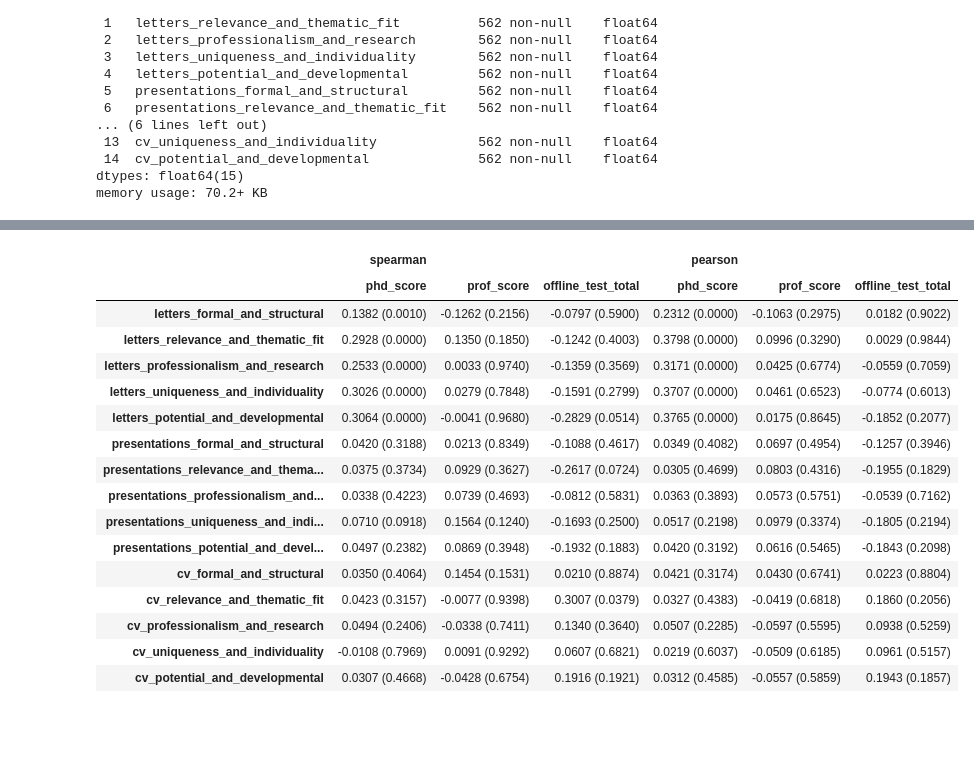
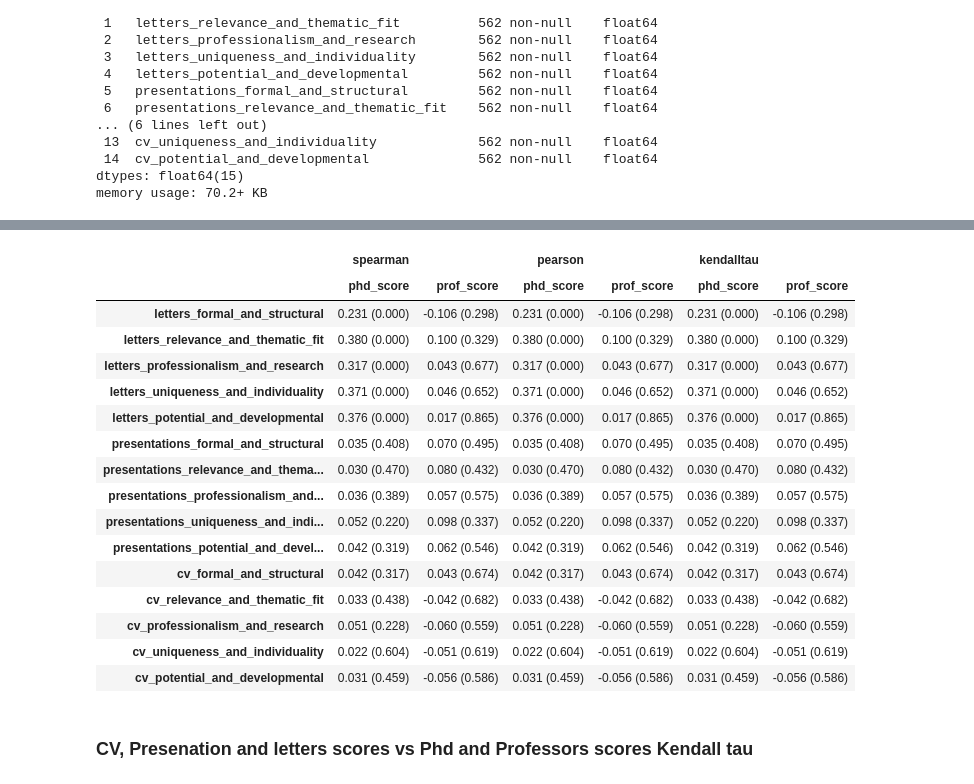
Before and after one commit to On-Point-RND/Students-Assesment, a Jupyter notebook: correlations.ipynb, the cells around one changed output, grey strips where cells are left out. Cells and saved outputs as stored; diff of their text form; code cells hidden in the pictures; blank space fills up the shorter version.

Commit message:
Tables update

```diff
--- a/correlations.ipynb
+++ b/correlations.ipynb
@@ -91,38 +150,37 @@ SELECTED_COLS = ["phd_score", "prof_score", "offline_test_total"]
+# %%
+overview_table = pd.merge(
+    human_scores, gemma_scores, left_index=True, right_index=True, how="inner"
+)
 # %%
 pearson = pd.DataFrame(index=gemma_scores.columns, columns=SELECTED_COLS)
-temp = pd.merge(human_scores, gemma_scores, left_index=True, right_index=True, how="inner")
-for gemma_col in pearson.index:
-    for human_col in pearson.columns:
-        # Calculate Pearson correlation coefficient and p-value
-        selection = temp[[gemma_col, human_col]].dropna(axis=0)
-        coef, pvalue = stats.pearsonr(selection[gemma_col], selection[human_col])
-        pearson.loc[gemma_col, human_col] = f"{coef:.4f} ({pvalue:.4f})"
+pearson = compute_correlations(pearson, overview_table, "pearson")
 # %%
 spearman = pd.DataFrame(index=gemma_scores.columns, columns=SELECTED_COLS)
-temp = pd.merge(gemma_scores, human_scores, left_index=True, right_index=True, how="inner")
-for gemma_col in spearman.index:
-    for human_col in spearman.columns:
-        # Calculate Spearman correlation coefficient and p-value
-        selection = temp[[gemma_col, human_col]].dropna(axis=0)
-        coef, pvalue = stats.spearmanr(selection[gemma_col], selection[human_col])
-        spearman.loc[gemma_col, human_col] = f"{coef:.4f} ({pvalue:.4f})"
+spearman = compute_correlations(spearman, overview_table, "spearman")
+# %%
+kendall = pd.DataFrame(index=gemma_scores.columns, columns=SELECTED_COLS)
+kendall = compute_correlations(kendall, overview_table, "kendall")
 # %%
-pd.concat([spearman, pearson], axis=1, keys=["spearman", "pearson"])
+pd.concat(
+    [spearman, pearson, kendall], axis=1, keys=["spearman", "pearson", "kendalltau"]
+)
 # %% [output]
-|  | spearman |  |  | pearson |  |  |
-|  | phd_score | prof_score | offline_test_total | phd_score | prof_score | offline_test_total |
-| letters_formal_and_structural | 0.1382 (0.0010) | -0.1262 (0.2156) | -0.0797 (0.5900) | 0.2312 (0.0000) | -0.1063 (0.2975) | 0.0182 (0.9022) |
-| letters_relevance_and_thematic_fit | 0.2928 (0.0000) | 0.1350 (0.1850) | -0.1242 (0.4003) | 0.3798 (0.0000) | 0.0996 (0.3290) | 0.0029 (0.9844) |
-| letters_professionalism_and_research | 0.2533 (0.0000) | 0.0033 (0.9740) | -0.1359 (0.3569) | 0.3171 (0.0000) | 0.0425 (0.6774) | -0.0559 (0.7059) |
-| letters_uniqueness_and_individuality | 0.3026 (0.0000) | 0.0279 (0.7848) | -0.1591 (0.2799) | 0.3707 (0.0000) | 0.0461 (0.6523) | -0.0774 (0.6013) |
-| letters_potential_and_developmental | 0.3064 (0.0000) | -0.0041 (0.9680) | -0.2829 (0.0514) | 0.3765 (0.0000) | 0.0175 (0.8645) | -0.1852 (0.2077) |
-| presentations_formal_and_structural | 0.0420 (0.3188) | 0.0213 (0.8349) | -0.1088 (0.4617) | 0.0349 (0.4082) | 0.0697 (0.4954) | -0.1257 (0.3946) |
-| presentations_relevance_and_thema... | 0.0375 (0.3734) | 0.0929 (0.3627) | -0.2617 (0.0724) | 0.0305 (0.4699) | 0.0803 (0.4316) | -0.1955 (0.1829) |
-| presentations_professionalism_and... | 0.0338 (0.4223) | 0.0739 (0.4693) | -0.0812 (0.5831) | 0.0363 (0.3893) | 0.0573 (0.5751) | -0.0539 (0.7162) |
-| presentations_uniqueness_and_indi... | 0.0710 (0.0918) | 0.1564 (0.1240) | -0.1693 (0.2500) | 0.0517 (0.2198) | 0.0979 (0.3374) | -0.1805 (0.2194) |
-| presentations_potential_and_devel... | 0.0497 (0.2382) | 0.0869 (0.3948) | -0.1932 (0.1883) | 0.0420 (0.3192) | 0.0616 (0.5465) | -0.1843 (0.2098) |
-| cv_formal_and_structural | 0.0350 (0.4064) | 0.1454 (0.1531) | 0.0210 (0.8874) | 0.0421 (0.3174) | 0.0430 (0.6741) | 0.0223 (0.8804) |
-| cv_relevance_and_thematic_fit | 0.0423 (0.3157) | -0.0077 (0.9398) | 0.3007 (0.0379) | 0.0327 (0.4383) | -0.0419 (0.6818) | 0.1860 (0.2056) |
-| cv_professionalism_and_research | 0.0494 (0.2406) | -0.0338 (0.7411) | 0.1340 (0.3640) | 0.0507 (0.2285) | -0.0597 (0.5595) | 0.0938 (0.5259) |
-| cv_uniqueness_and_individuality | -0.0108 (0.7969) | 0.0091 (0.9292) | 0.0607 (0.6821) | 0.0219 (0.6037) | -0.0509 (0.6185) | 0.0961 (0.5157) |
-| cv_potential_and_developmental | 0.0307 (0.4668) | -0.0428 (0.6754) | 0.1916 (0.1921) | 0.0312 (0.4585) | -0.0557 (0.5859) | 0.1943 (0.1857) |
+|  | spearman |  | pearson |  | kendalltau |  |
+|  | phd_score | prof_score | phd_score | prof_score | phd_score | prof_score |
+| letters_formal_and_structural | 0.231 (0.000) | -0.106 (0.298) | 0.231 (0.000) | -0.106 (0.298) | 0.231 (0.000) | -0.106 (0.298) |
+| letters_relevance_and_thematic_fit | 0.380 (0.000) | 0.100 (0.329) | 0.380 (0.000) | 0.100 (0.329) | 0.380 (0.000) | 0.100 (0.329) |
+| letters_professionalism_and_research | 0.317 (0.000) | 0.043 (0.677) | 0.317 (0.000) | 0.043 (0.677) | 0.317 (0.000) | 0.043 (0.677) |
+| letters_uniqueness_and_individuality | 0.371 (0.000) | 0.046 (0.652) | 0.371 (0.000) | 0.046 (0.652) | 0.371 (0.000) | 0.046 (0.652) |
+| letters_potential_and_developmental | 0.376 (0.000) | 0.017 (0.865) | 0.376 (0.000) | 0.017 (0.865) | 0.376 (0.000) | 0.017 (0.865) |
+| presentations_formal_and_structural | 0.035 (0.408) | 0.070 (0.495) | 0.035 (0.408) | 0.070 (0.495) | 0.035 (0.408) | 0.070 (0.495) |
+| presentations_relevance_and_thema... | 0.030 (0.470) | 0.080 (0.432) | 0.030 (0.470) | 0.080 (0.432) | 0.030 (0.470) | 0.080 (0.432) |
+| presentations_professionalism_and... | 0.036 (0.389) | 0.057 (0.575) | 0.036 (0.389) | 0.057 (0.575) | 0.036 (0.389) | 0.057 (0.575) |
+| presentations_uniqueness_and_indi... | 0.052 (0.220) | 0.098 (0.337) | 0.052 (0.220) | 0.098 (0.337) | 0.052 (0.220) | 0.098 (0.337) |
+| presentations_potential_and_devel... | 0.042 (0.319) | 0.062 (0.546) | 0.042 (0.319) | 0.062 (0.546) | 0.042 (0.319) | 0.062 (0.546) |
+| cv_formal_and_structural | 0.042 (0.317) | 0.043 (0.674) | 0.042 (0.317) | 0.043 (0.674) | 0.042 (0.317) | 0.043 (0.674) |
+| cv_relevance_and_thematic_fit | 0.033 (0.438) | -0.042 (0.682) | 0.033 (0.438) | -0.042 (0.682) | 0.033 (0.438) | -0.042 (0.682) |
+| cv_professionalism_and_research | 0.051 (0.228) | -0.060 (0.559) | 0.051 (0.228) | -0.060 (0.559) | 0.051 (0.228) | -0.060 (0.559) |
+| cv_uniqueness_and_individuality | 0.022 (0.604) | -0.051 (0.619) | 0.022 (0.604) | -0.051 (0.619) | 0.022 (0.604) | -0.051 (0.619) |
+| cv_potential_and_developmental | 0.031 (0.459) | -0.056 (0.586) | 0.031 (0.459) | -0.056 (0.586) | 0.031 (0.459) | -0.056 (0.586) |
+# %% [markdown]
+### CV, Presenation and letters scores vs Phd and Professors scores Kendall tau
```
Also changed, not shown: parts of 12 cells of this notebook.
